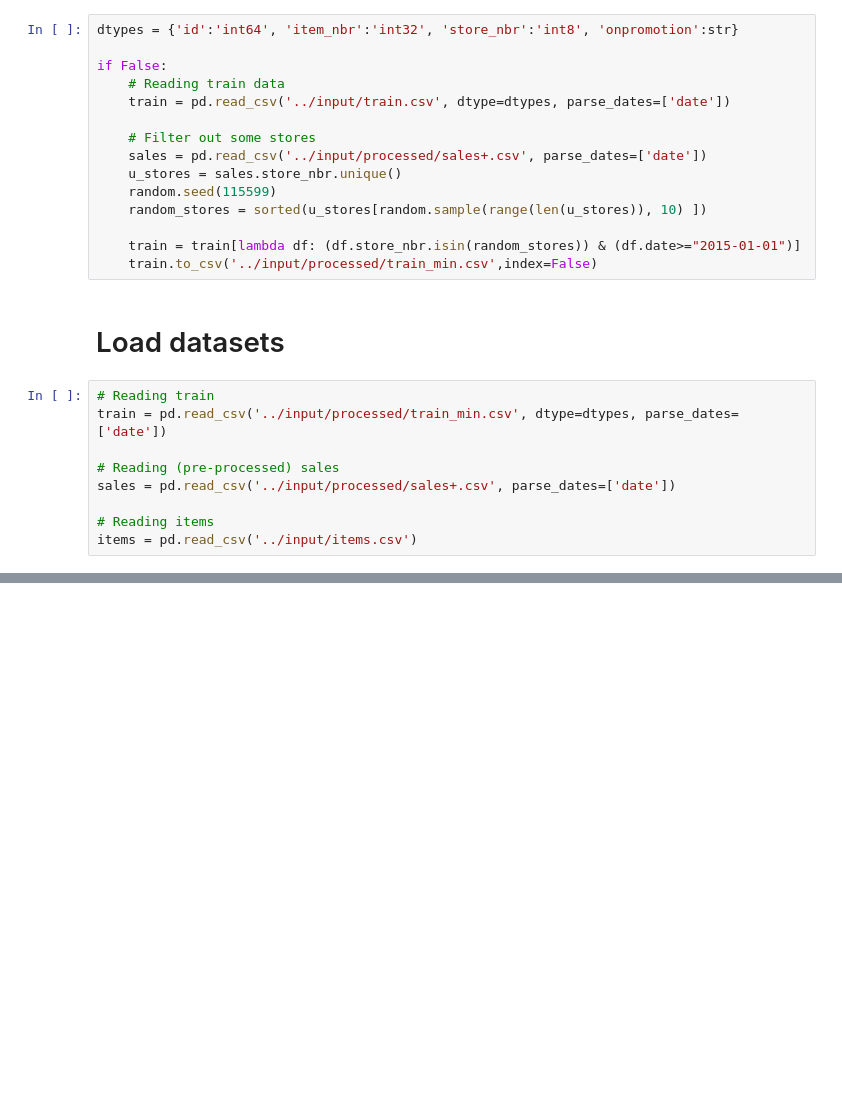
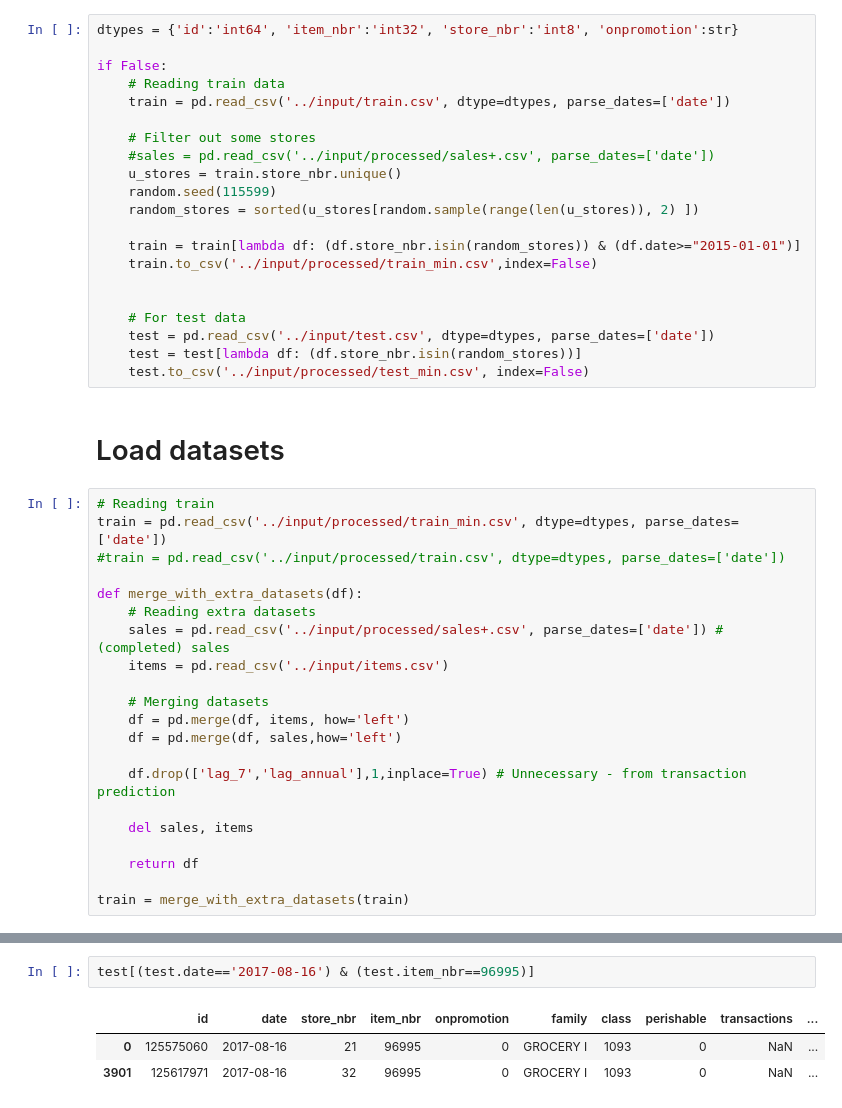
Before and after one commit to rgualan/la_favorita, a Jupyter notebook: notebooks/2.predict_unit_sales.ipynb, the cells around one changed output, grey strips where cells are left out. Cells and saved outputs as stored; diff of their text form; blank space fills up the shorter version.

```diff
--- a/notebooks/2.predict_unit_sales.ipynb
+++ b/notebooks/2.predict_unit_sales.ipynb
@@ -31,21 +29,39 @@ if False:
     train = pd.read_csv('../input/train.csv', dtype=dtypes, parse_dates=['date'])
 
     # Filter out some stores
-    sales = pd.read_csv('../input/processed/sales+.csv', parse_dates=['date'])
-    u_stores = sales.store_nbr.unique()
+    #sales = pd.read_csv('../input/processed/sales+.csv', parse_dates=['date'])
+    u_stores = train.store_nbr.unique()
     random.seed(115599)
-    random_stores = sorted(u_stores[random.sample(range(len(u_stores)), 10) ])
+    random_stores = sorted(u_stores[random.sample(range(len(u_stores)), 2) ])
 
     train = train[lambda df: (df.store_nbr.isin(random_stores)) & (df.date>="2015-01-01")]
     train.to_csv('../input/processed/train_min.csv',index=False)
+
+
+    # For test data
+    test = pd.read_csv('../input/test.csv', dtype=dtypes, parse_dates=['date'])
+    test = test[lambda df: (df.store_nbr.isin(random_stores))]
+    test.to_csv('../input/processed/test_min.csv', index=False)
 # %% [markdown]
 # Load datasets
 # %%
 # Reading train
 train = pd.read_csv('../input/processed/train_min.csv', dtype=dtypes, parse_dates=['date'])
+#train = pd.read_csv('../input/processed/train.csv', dtype=dtypes, parse_dates=['date'])
 
-# Reading (pre-processed) sales
-sales = pd.read_csv('../input/processed/sales+.csv', parse_dates=['date'])
+def merge_with_extra_datasets(df):
+    # Reading extra datasets
+    sales = pd.read_csv('../input/processed/sales+.csv', parse_dates=['date']) # (completed) sales
+    items = pd.read_csv('../input/items.csv')
 
-# Reading items
-items = pd.read_csv('../input/items.csv')
+    # Merging datasets
+    df = pd.merge(df, items, how='left')
+    df = pd.merge(df, sales,how='left')
+
+    df.drop(['lag_7','lag_annual'],1,inplace=True) # Unnecessary - from transaction prediction
+
+    del sales, items
+
+    return df
+
+train = merge_with_extra_datasets(train)
@@ -154,0 +383,6 @@ train.head()
+# %%
+test[(test.date=='2017-08-16') & (test.item_nbr==96995)]
+# %% [output]
+|  | id | date | store_nbr | item_nbr | onpromotion | family | class | perishable | transactions | ... |
+| 0 | 125575060 | 2017-08-16 | 21 | 96995 | 0 | GROCERY I | 1093 | 0 | NaN | ... |
+| 3901 | 125617971 | 2017-08-16 | 32 | 96995 | 0 | GROCERY I | 1093 | 0 | NaN | ... |
```
Also changed, not shown: parts of 39 cells of this notebook, 2 other files.
